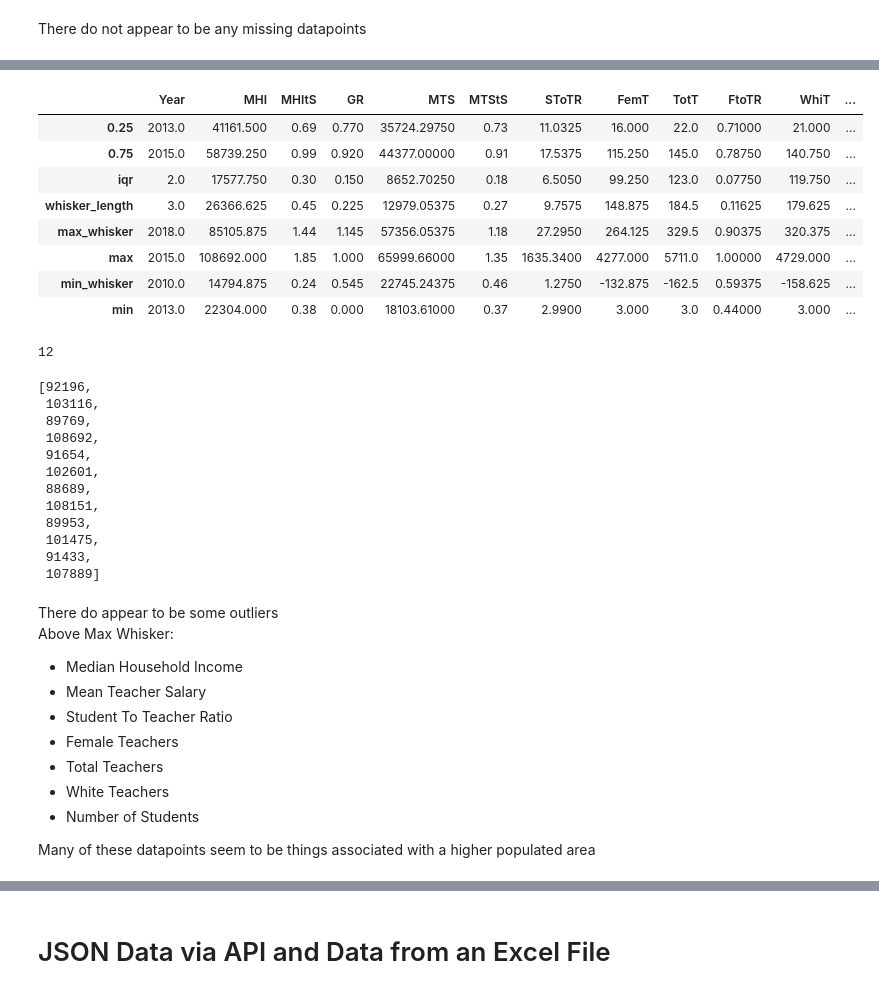
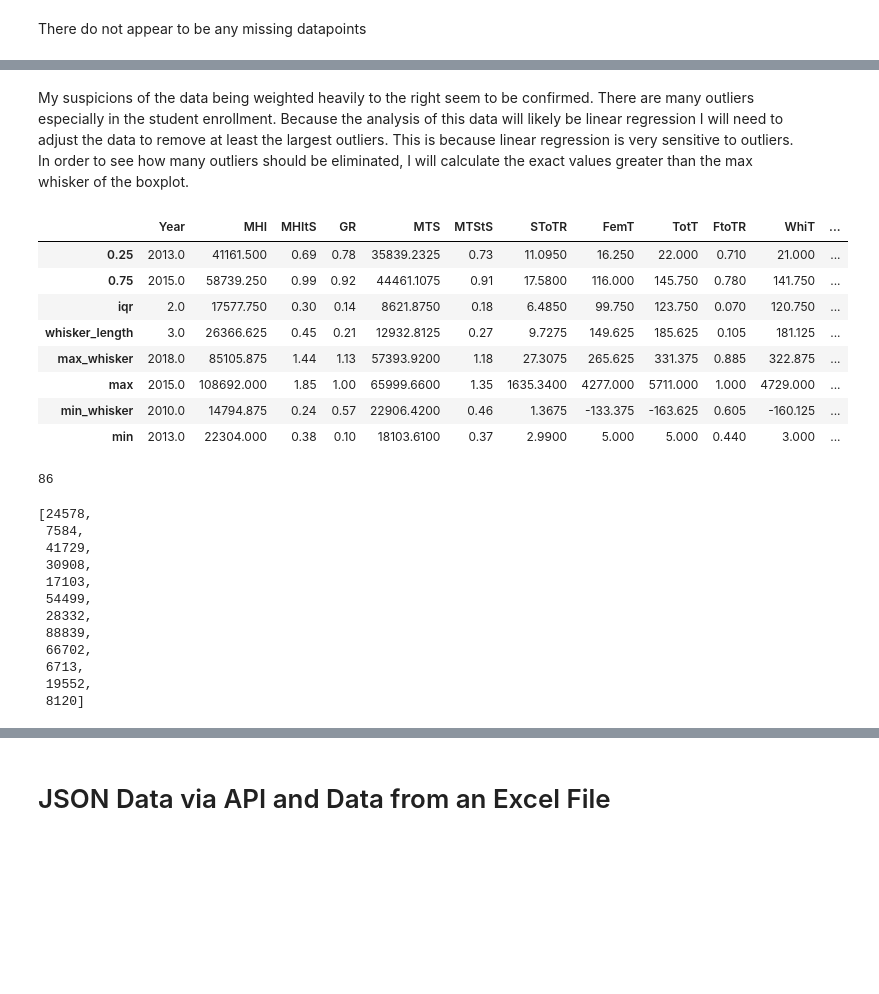
Before and after one commit to TristanMoser/byu_econ_applied_machine_learning, a Jupyter notebook: homeworks/Homework_1_TristanMoser.ipynb, the cells around one changed output, grey strips where cells are left out. Saved outputs shown, nothing was run; the diff lists cells and outputs as text; code cells hidden in the pictures; blank space fills up the shorter version.

```diff
--- a/homeworks/Homework_1_TristanMoser.ipynb
+++ b/homeworks/Homework_1_TristanMoser.ipynb
@@ -191,4 +199,4 @@ The following data comes from a dataset that I collected on all of the school di
 # %%
-School_data= pd.read_csv("/Users/tristanmoser/Files/Tristan/CondensedMilk2.csv")
+School_data= pd.read_csv("/Users/tristanmoser/Files/Tristan/488/CondensedMilk2.csv")
 # %% [markdown]
 ### Look at and Clean Data
@@ -231,0 +244,3 @@ bbbox = sns.boxplot(School_data)
+# %%
+School_Data1= School_data = School_data.drop(School_data[School_data.GR == 0].index)
+School_Data1.describe()
@@ -232,51 +267,42 @@ bbbox = sns.boxplot(School_data)
+# %% [markdown]
+My suspicions of the data being weighted heavily to the right seem to be confirmed. There are many outliers especially in the student enrollment. Because the analysis of this data will likely be linear regression I will need to adjust the data to remove at least the largest outliers. This is because linear regression is very sensitive to outliers.
+In order to see how many outliers should be eliminated, I will calculate the exact values greater than the max whisker of the boxplot.
 # %%
-quantile_data= School_data.quantile([.25,.75])
+quantile_data= School_Data1.quantile([.25,.75])
 quantile_data.loc['iqr']= quantile_data.loc[.75]-quantile_data.loc[.25]
 quantile_data.loc['whisker_length'] = 1.5 * quantile_data.loc['iqr']
 quantile_data.loc['max_whisker'] = quantile_data.loc['whisker_length'] + quantile_data.loc[0.75]
-quantile_data.loc['max'] = School_data.max()
+quantile_data.loc['max'] = School_Data1.max()
 quantile_data.loc['min_whisker'] = quantile_data.loc[0.25] - quantile_data.loc['whisker_length']
-quantile_data.loc['min'] = School_data.min()
+quantile_data.loc['min'] = School_Data1.min()
 quantile_data
 # %% [output]
 |  | Year | MHI | MHItS | GR | MTS | MTStS | SToTR | FemT | TotT | FtoTR | WhiT | ... |
-| 0.25 | 2013.0 | 41161.500 | 0.69 | 0.770 | 35724.29750 | 0.73 | 11.0325 | 16.000 | 22.0 | 0.71000 | 21.000 | ... |
-| 0.75 | 2015.0 | 58739.250 | 0.99 | 0.920 | 44377.00000 | 0.91 | 17.5375 | 115.250 | 145.0 | 0.78750 | 140.750 | ... |
-| iqr | 2.0 | 17577.750 | 0.30 | 0.150 | 8652.70250 | 0.18 | 6.5050 | 99.250 | 123.0 | 0.07750 | 119.750 | ... |
-| whisker_length | 3.0 | 26366.625 | 0.45 | 0.225 | 12979.05375 | 0.27 | 9.7575 | 148.875 | 184.5 | 0.11625 | 179.625 | ... |
-| max_whisker | 2018.0 | 85105.875 | 1.44 | 1.145 | 57356.05375 | 1.18 | 27.2950 | 264.125 | 329.5 | 0.90375 | 320.375 | ... |
-| max | 2015.0 | 108692.000 | 1.85 | 1.000 | 65999.66000 | 1.35 | 1635.3400 | 4277.000 | 5711.0 | 1.00000 | 4729.000 | ... |
-| min_whisker | 2010.0 | 14794.875 | 0.24 | 0.545 | 22745.24375 | 0.46 | 1.2750 | -132.875 | -162.5 | 0.59375 | -158.625 | ... |
-| min | 2013.0 | 22304.000 | 0.38 | 0.000 | 18103.61000 | 0.37 | 2.9900 | 3.000 | 3.0 | 0.44000 | 3.000 | ... |
+| 0.25 | 2013.0 | 41161.500 | 0.69 | 0.78 | 35839.2325 | 0.73 | 11.0950 | 16.250 | 22.000 | 0.710 | 21.000 | ... |
+| 0.75 | 2015.0 | 58739.250 | 0.99 | 0.92 | 44461.1075 | 0.91 | 17.5800 | 116.000 | 145.750 | 0.780 | 141.750 | ... |
+| iqr | 2.0 | 17577.750 | 0.30 | 0.14 | 8621.8750 | 0.18 | 6.4850 | 99.750 | 123.750 | 0.070 | 120.750 | ... |
+| whisker_length | 3.0 | 26366.625 | 0.45 | 0.21 | 12932.8125 | 0.27 | 9.7275 | 149.625 | 185.625 | 0.105 | 181.125 | ... |
+| max_whisker | 2018.0 | 85105.875 | 1.44 | 1.13 | 57393.9200 | 1.18 | 27.3075 | 265.625 | 331.375 | 0.885 | 322.875 | ... |
+| max | 2015.0 | 108692.000 | 1.85 | 1.00 | 65999.6600 | 1.35 | 1635.3400 | 4277.000 | 5711.000 | 1.000 | 4729.000 | ... |
+| min_whisker | 2010.0 | 14794.875 | 0.24 | 0.57 | 22906.4200 | 0.46 | 1.3675 | -133.375 | -163.625 | 0.605 | -160.125 | ... |
+| min | 2013.0 | 22304.000 | 0.38 | 0.10 | 18103.6100 | 0.37 | 2.9900 | 5.000 | 5.000 | 0.440 | 3.000 | ... |
 # %%
-max_outlier_MHI = [MHI for MHI in School_data['MHI'] if MHI > quantile_data['MHI'].loc['max_whisker']]
-len(max_outlier_MHI)
+max_outlier_NumS = [NumS for NumS in School_data['NumS'] if NumS > quantile_data['NumS'].loc['max_whisker']]
+len(max_outlier_NumS)
 # %% [output]
-12
+86
 # %%
-max_outlier_MHI[:12]
+max_outlier_NumS[:12]
 # %% [output]
-[92196,
- 103116,
- 89769,
- 108692,
- 91654,
- 102601,
- 88689,
- 108151,
- 89953,
- 101475,
- 91433,
- 107889]
+[24578,
+ 7584,
+ 41729,
+ 30908,
+ 17103,
+ 54499,
+ 28332,
+ 88839,
+ 66702,
+ 6713,
+ 19552,
+ 8120]
-# %% [markdown]
-There do appear to be some outliers
-Above Max Whisker:
- - Median Household Income
- - Mean Teacher Salary
- - Student To Teacher Ratio
- - Female Teachers
- - Total Teachers
- - White Teachers
- - Number of Students
-
-Many of these datapoints seem to be things associated with a higher populated area
```
Also changed, not shown: parts of 41 cells of this notebook.
